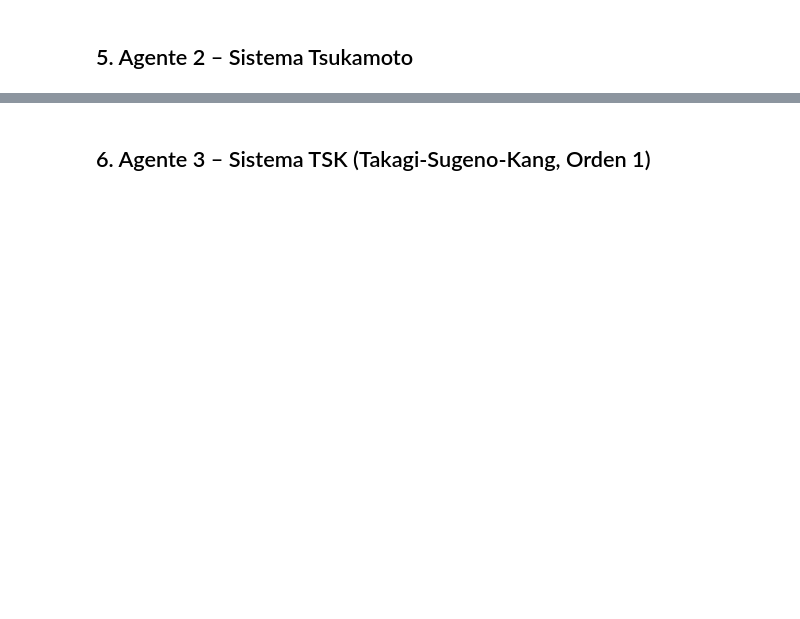
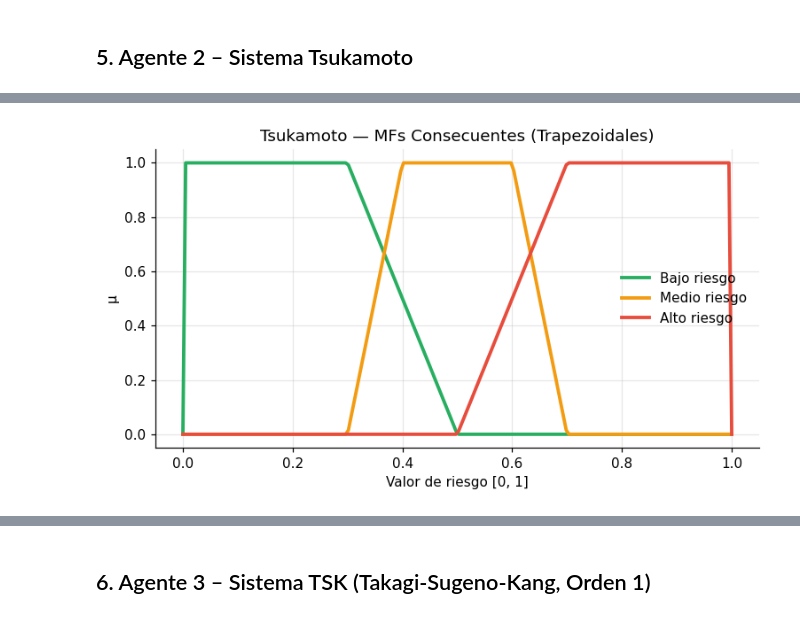
Before and after one commit to Mario-ACL/Metaheuristicas-para-Ciencia-de-Datos, a Jupyter notebook: tareas/tarea03.ipynb, the cells around one changed output, grey strips where cells are left out. Drawn from its saved outputs; the diff is of its cells as text; code cells hidden in the pictures; blank space fills up the shorter version.

```diff
--- a/tareas/tarea03.ipynb
+++ b/tareas/tarea03.ipynb
@@ -441,0 +403,94 @@ def tsukamoto_predict(row):
+# %%
+def trapmf_scalar(x, a, b, c, d):
+    """Trapezoidal MF evaluada en un escalar."""
+    x = float(np.clip(x, 0, 1))
+    if x <= a or x >= d:
+        return 0.0
+    elif x <= b:
+        return (x - a) / (b - a)
+    elif x <= c:
+        return 1.0
+    else:
+        return (d - x) / (d - c)
+
+def inv_trapmf_rising(w, a=0.5, b=0.7, c=1.0, d=1.0):
+    """
+    Inversa de trapezoide CRECIENTE — consecuente ALTO riesgo.
+    Meseta en [b=0.7, 1.0]: activaciones altas → y cerca de 1.0
+
+         1 |        ___________
+           |       /
+           |      /
+         0 |_____/
+               a   b
+    """
+    w = float(np.clip(w, 1e-6, 1 - 1e-6))
+    if w >= 1.0:
+        return b
+    return float(np.clip(a + w * (b - a), 0, 1))
+
+def inv_trapmf_falling(w, a=0.0, b=0.0, c=0.3, d=0.5):
+    """
+    Inversa de trapezoide DECRECIENTE — consecuente BAJO riesgo.
+    Meseta en [0.0, 0.3]: activaciones altas → y cerca de 0.0
+
+         1 |___________
+           |            \
+           |             \
+         0 |              \___
+               b   c   d
+    """
+    w = float(np.clip(w, 1e-6, 1 - 1e-6))
+    return float(np.clip(d - w * (d - b), 0, 1))
+
+def inv_trapmf_mid(w, a=0.3, b=0.4, c=0.6, d=0.7):
+    """
+    Trapezoide centrado — consecuente MEDIO riesgo.
+    Activaciones altas → y cerca de 0.5
+
+         1 |      _____
+           |     /     \
+           |    /       \
+         0 |___/         \___
+              a   b   c   d
+
+    La inversa toma la rama creciente (conservador: sube hacia meseta).
+    """
+    w = float(np.clip(w, 1e-6, 1 - 1e-6))
+    return float(np.clip(a + w * (b - a), 0, 1))
+
+# ── Verificación ──────────────────────────────────────────────────────────────
+print("=== inv_trapmf_falling (bajo riesgo) ===")
+print(f"  w=0.01 → {inv_trapmf_falling(0.01):.3f}  (esperado ≈ 0.5)")
+print(f"  w=0.50 → {inv_trapmf_falling(0.50):.3f}  (esperado ≈ 0.25)")
+print(f"  w=0.99 → {inv_trapmf_falling(0.99):.3f}  (esperado ≈ 0.0)")
+
+print("\n=== inv_trapmf_mid (riesgo medio) ===")
+print(f"  w=0.01 → {inv_trapmf_mid(0.01):.3f}  (esperado ≈ 0.3)")
+print(f"  w=0.50 → {inv_trapmf_mid(0.50):.3f}  (esperado ≈ 0.35)")
+print(f"  w=0.99 → {inv_trapmf_mid(0.99):.3f}  (esperado ≈ 0.4)")
+
+print("\n=== inv_trapmf_rising (alto riesgo) ===")
+print(f"  w=0.01 → {inv_trapmf_rising(0.01):.3f}  (esperado ≈ 0.5)")
+print(f"  w=0.50 → {inv_trapmf_rising(0.50):.3f}  (esperado ≈ 0.6)")
+print(f"  w=0.99 → {inv_trapmf_rising(0.99):.3f}  (esperado ≈ 0.7)")
+
+# ── Visualización ─────────────────────────────────────────────────────────────
+y_range = np.linspace(0, 1, 200)
+
+fig, ax = plt.subplots(figsize=(7, 4))
+ax.plot(y_range, [trapmf_scalar(y, 0.0, 0.0, 0.3, 0.5) for y in y_range],
+        color='#27ae60', lw=2.5, label='Bajo riesgo')
+ax.plot(y_range, [trapmf_scalar(y, 0.3, 0.4, 0.6, 0.7) for y in y_range],
+        color='#f39c12', lw=2.5, label='Medio riesgo')
+ax.plot(y_range, [trapmf_scalar(y, 0.5, 0.7, 1.0, 1.0) for y in y_range],
+        color='#e74c3c', lw=2.5, label='Alto riesgo')
+
+ax.set_xlabel('Valor de riesgo [0, 1]')
+ax.set_ylabel('μ')
+ax.set_title('Tsukamoto — MFs Consecuentes (Trapezoidales)')
+ax.legend(frameon=False)
+ax.grid(alpha=0.3)
+plt.tight_layout()
+plt.show()
+# %% [output]
@@ -441,0 +511 @@ def tsukamoto_predict(row):
+[figure, added]
```
Also changed, not shown: parts of 26 cells of this notebook.
